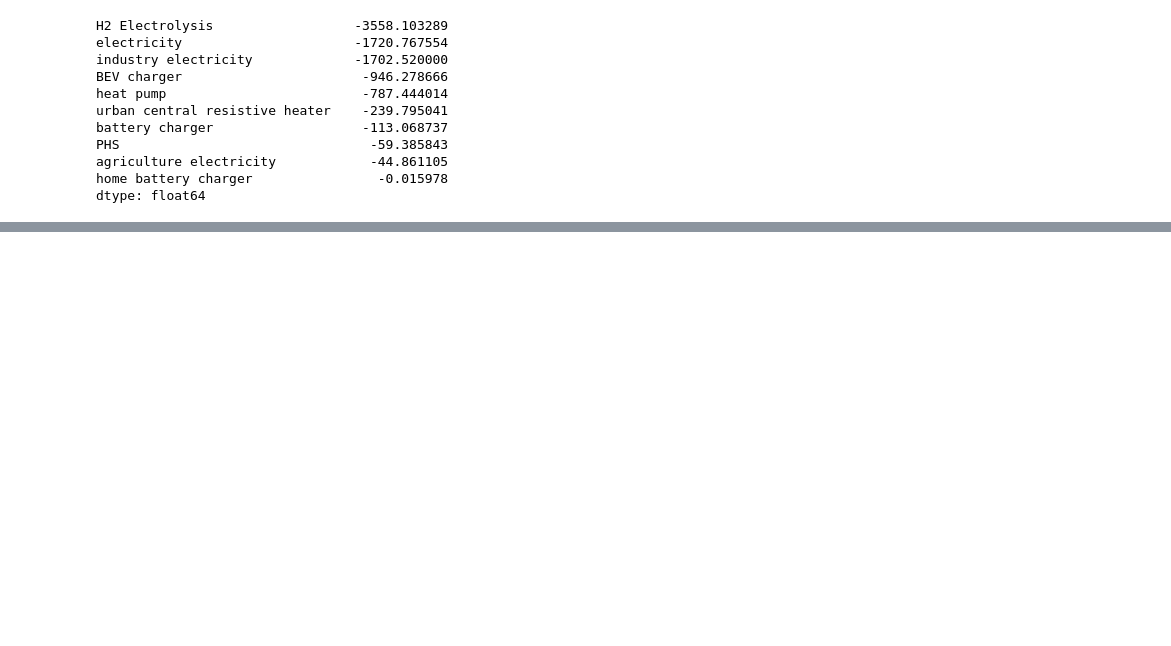
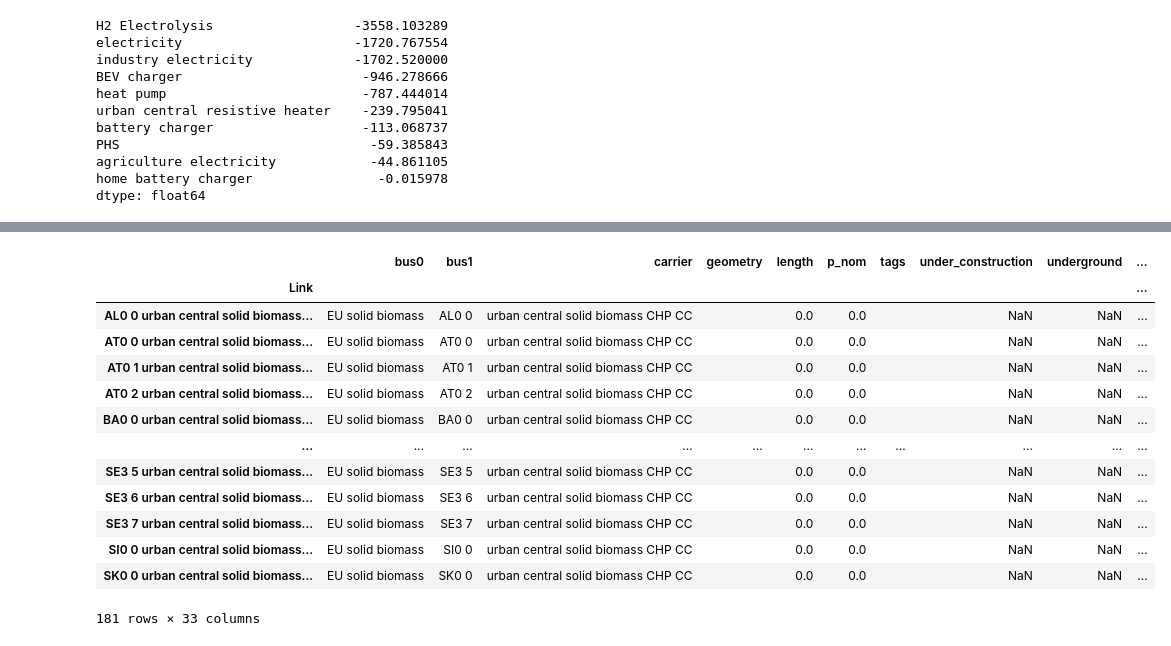
Before and after one commit to JulianGeis/master_thesis, a Jupyter notebook: notebooks/00_carrier_determination.ipynb, the cells around one changed output, grey strips where cells are left out. Saved outputs shown, nothing was run; the diff lists cells and outputs as text; code cells hidden in the pictures; blank space fills up the shorter version.

```diff
--- a/notebooks/00_carrier_determination.ipynb
+++ b/notebooks/00_carrier_determination.ipynb
@@ -527,0 +518,17 @@ set(stst_car).intersection(exp_car)
+# %%
+stst.links[stst.links.carrier == "urban central solid biomass CHP CC"]
+# %% [output]
+|  | bus0 | bus1 | carrier | geometry | length | p_nom | tags | under_construction | underground | ... |
+| Link |  |  |  |  |  |  |  |  |  | ... |
+| AL0 0 urban central solid biomass... | EU solid biomass | AL0 0 | urban central solid biomass CHP CC |  | 0.0 | 0.0 |  | NaN | NaN | ... |
+| AT0 0 urban central solid biomass... | EU solid biomass | AT0 0 | urban central solid biomass CHP CC |  | 0.0 | 0.0 |  | NaN | NaN | ... |
+| AT0 1 urban central solid biomass... | EU solid biomass | AT0 1 | urban central solid biomass CHP CC |  | 0.0 | 0.0 |  | NaN | NaN | ... |
+| AT0 2 urban central solid biomass... | EU solid biomass | AT0 2 | urban central solid biomass CHP CC |  | 0.0 | 0.0 |  | NaN | NaN | ... |
+| BA0 0 urban central solid biomass... | EU solid biomass | BA0 0 | urban central solid biomass CHP CC |  | 0.0 | 0.0 |  | NaN | NaN | ... |
+| ... | ... | ... | ... | ... | ... | ... | ... | ... | ... | ... |
+| SE3 5 urban central solid biomass... | EU solid biomass | SE3 5 | urban central solid biomass CHP CC |  | 0.0 | 0.0 |  | NaN | NaN | ... |
+| SE3 6 urban central solid biomass... | EU solid biomass | SE3 6 | urban central solid biomass CHP CC |  | 0.0 | 0.0 |  | NaN | NaN | ... |
+| SE3 7 urban central solid biomass... | EU solid biomass | SE3 7 | urban central solid biomass CHP CC |  | 0.0 | 0.0 |  | NaN | NaN | ... |
+| SI0 0 urban central solid biomass... | EU solid biomass | SI0 0 | urban central solid biomass CHP CC |  | 0.0 | 0.0 |  | NaN | NaN | ... |
+| SK0 0 urban central solid biomass... | EU solid biomass | SK0 0 | urban central solid biomass CHP CC |  | 0.0 | 0.0 |  | NaN | NaN | ... |
+181 rows × 33 columns
```
Also changed, not shown: parts of 13 cells of this notebook, 6 other files.
